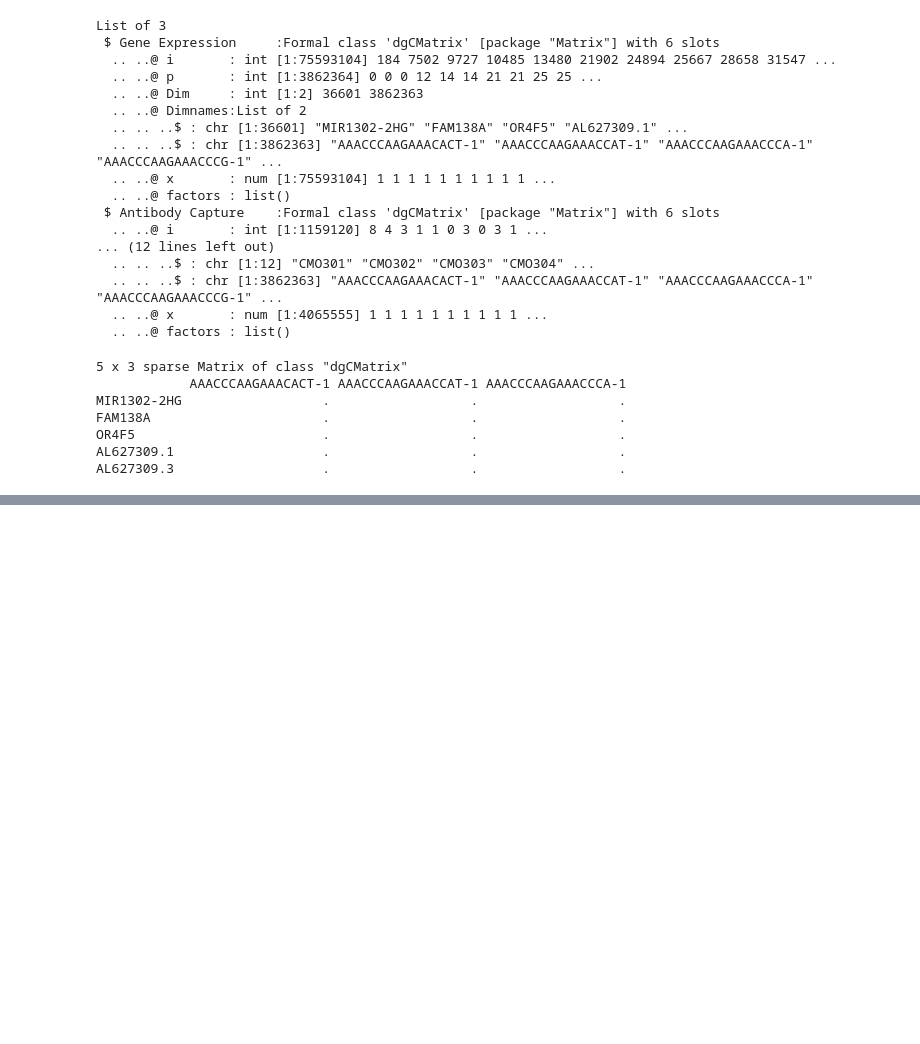
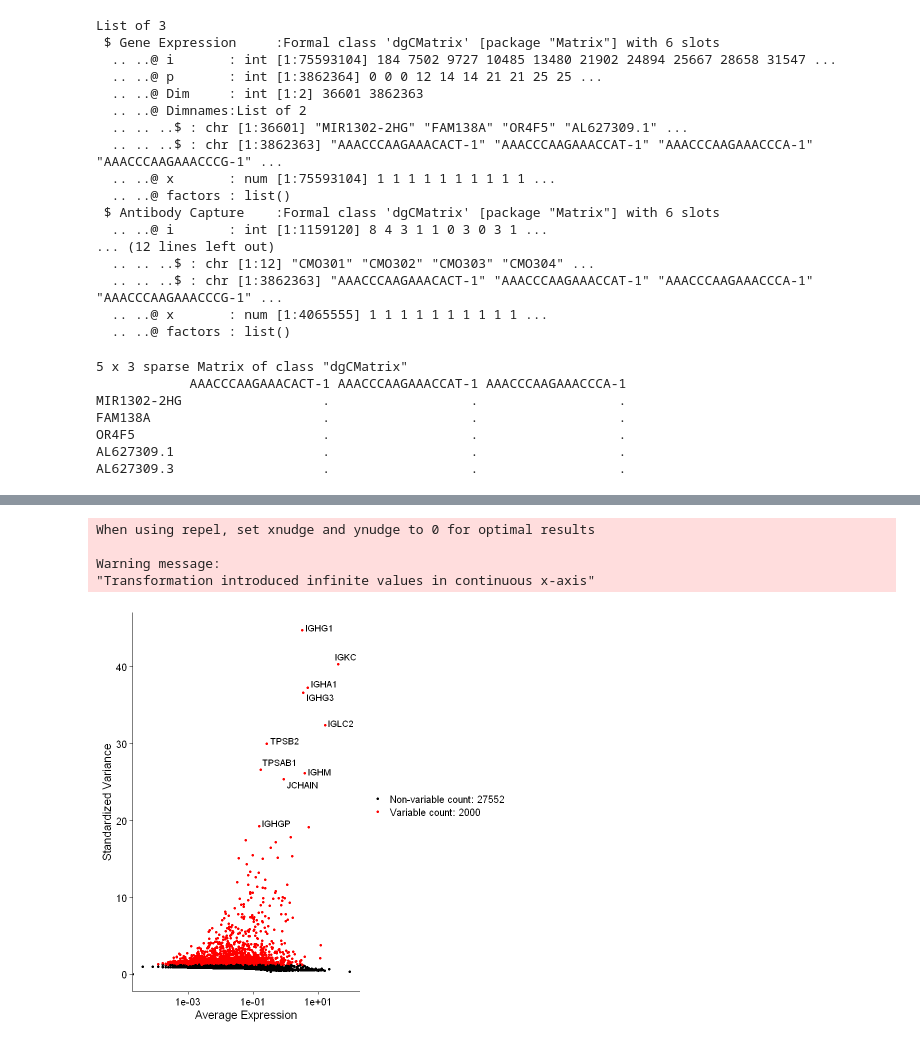
Before and after one commit to nidhi12k/scAnalysis, a Jupyter notebook: nsclc.ipynb, the cells around one changed output, grey strips where cells are left out. Cells and saved outputs as stored; diff of their text form; code cells hidden in the pictures; blank space fills up the shorter version.

```diff
--- a/nsclc.ipynb
+++ b/nsclc.ipynb
@@ -121,0 +167,8 @@ Active assay: RNA (29552 features, 0 variable features)
+# %%
+LabelPoints(plot = plot1, points = top10, repel = TRUE)
+# %% [output]
+When using repel, set xnudge and ynudge to 0 for optimal results
+
+Warning message:
+"Transformation introduced infinite values in continuous x-axis"
+[figure, added]
```
Also changed, not shown: parts of 16 cells of this notebook.
